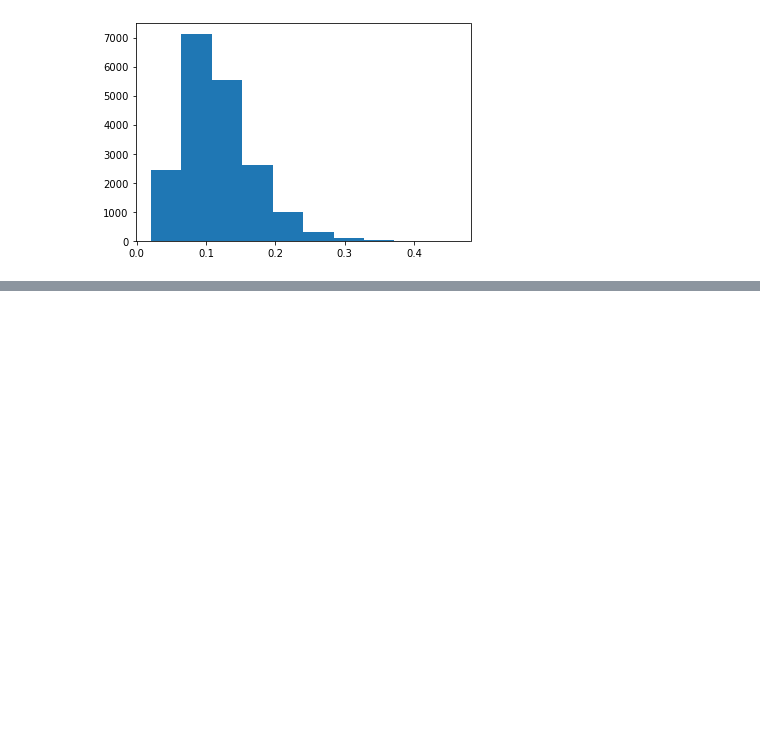
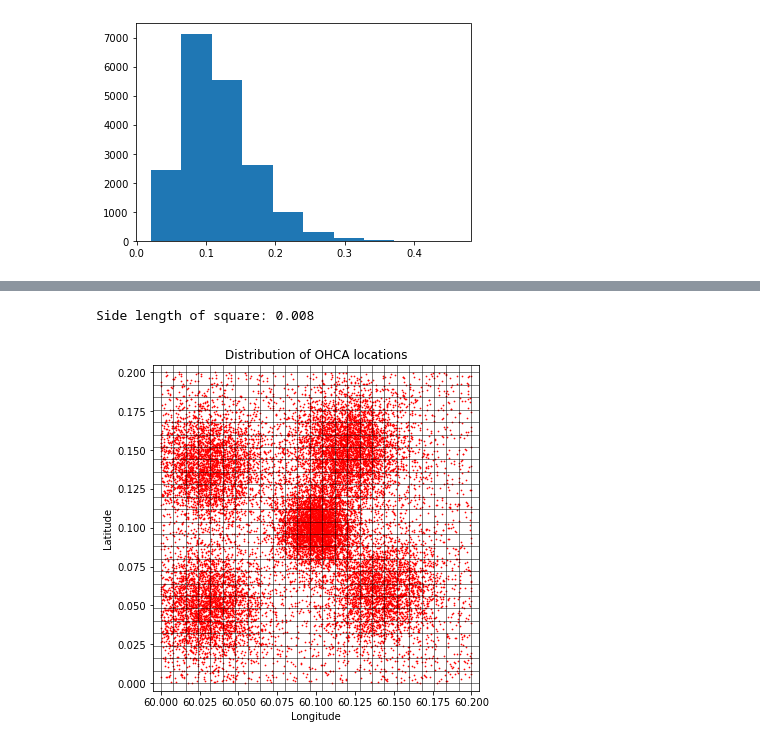
Before and after one commit to margaretquirk7/ORIE4580project, a Jupyter notebook: MQuirkProjectHW1.ipynb, the cells around one changed output, grey strips where cells are left out. Saved outputs shown, nothing was run; the diff lists cells and outputs as text; code cells hidden in the pictures; blank space fills up the shorter version.

```diff
--- a/MQuirkProjectHW1.ipynb
+++ b/MQuirkProjectHW1.ipynb
@@ -93,2 +103,40 @@ plotted.set(title='Distribution of OHCA locations', xlabel='Longitude', ylabel='
 # %%
 #Q6
+#let squared have side length of lat_width
+
+lat_width = (amb_df['Lat'].max()-amb_df['Lat'].min())/25
+lat_ticks = []
+x=amb_df['Lat'].min()
+while x<amb_df['Lat'].max():
+    lat_ticks.append(x)
+    x+=lat_width
+
+lon_width = (amb_df['Lon'].max()-amb_df['Lon'].min())/25
+lon_ticks = []
+i=amb_df['Lon'].min()
+while i<amb_df['Lon'].max()+0.001:
+    lon_ticks.append(i)
+    i+=lat_width
+print("Side length of square:", round(lat_width,3))
+plotted = gdf.plot(ax=world.plot(figsize=(10,6)),marker='o', color = 'red', markersize=0.5)
+plotted.set_ylim(amb_df['Lat'].min()-0.005, amb_df['Lat'].max()+0.005)
+plotted.set_xlim(amb_df['Lon'].min()-0.005, amb_df['Lon'].max()+0.005)
+plotted.set(title='Distribution of OHCA locations', xlabel='Longitude', ylabel='Latitude')
+
+for l in lon_ticks:
+    plt.axvline(x=l,color='black', linewidth = 0.5)
+for l in lat_ticks:
+    plt.axhline(y=l,color='black', linewidth = 0.5)
+grid_dict = {}
+num=0
+
+for y in range(0,len(lat_ticks)-1,1):
+    for x in range(0, len(lon_ticks)-1,1):
+        grid_dict[num] = [[lon_ticks[x],lon_ticks[x+1]],[lat_ticks[y],lat_ticks[y+1]]]
+        num+=1
+#for i in grid_dict.keys():
+#    plt.plot(np.mean(grid_dict[i][0]),np.mean(grid_dict[i][1]),marker='o',markersize=2,color='black')
+#plt.plot(np.mean(grid_dict[12][0]),np.mean(grid_dict[12][1]),marker='o',markersize=2,color='black')
+# %% [output]
+Side length of square: 0.008
+[figure, added]
```
Also changed, not shown: parts of 9 cells of this notebook.
